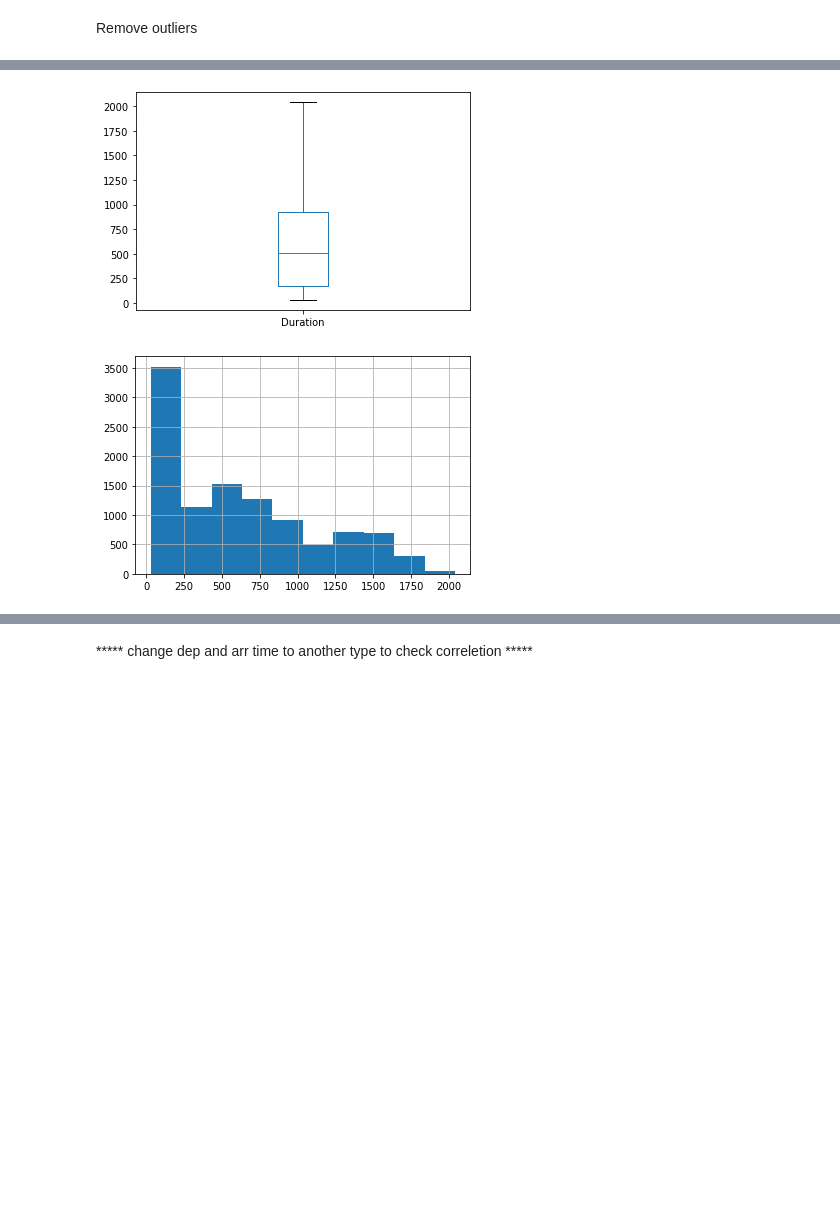
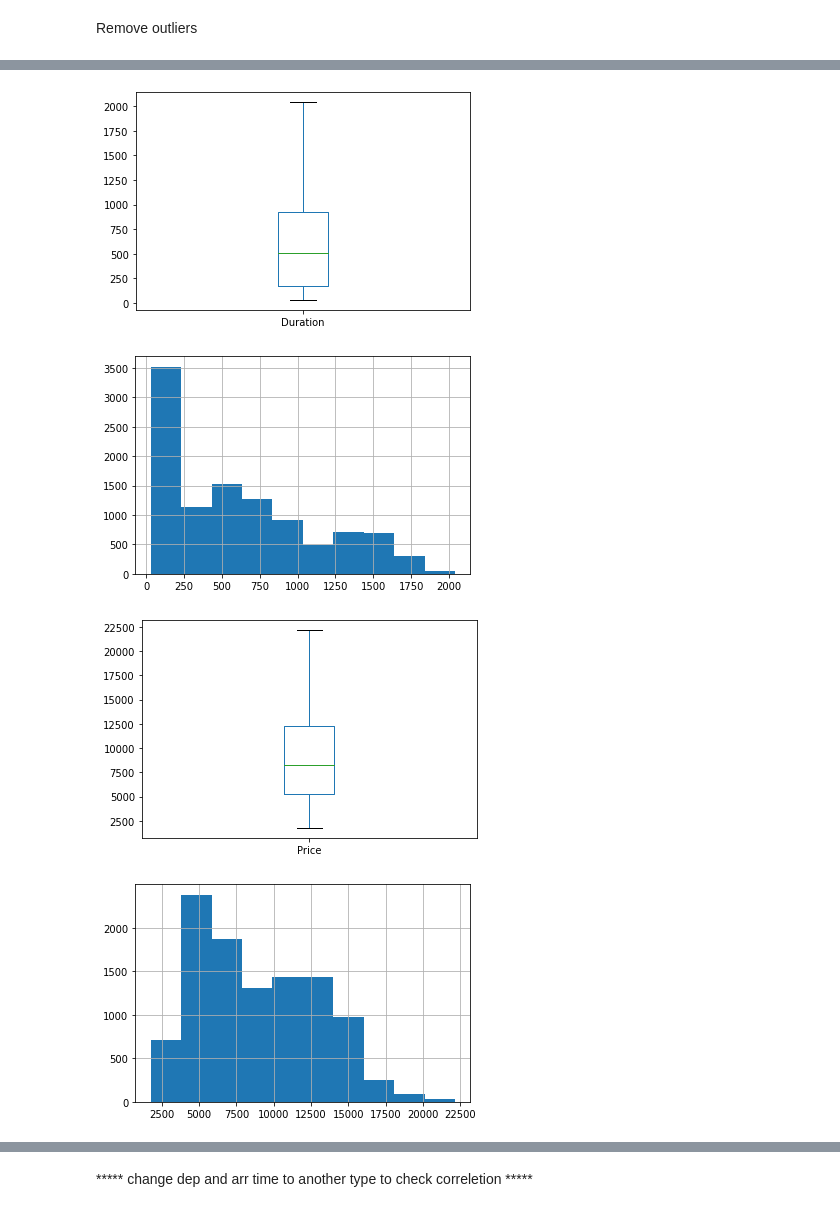
Before and after one commit to canast07/EPL448-Ticket-price, a Jupyter notebook: tempEPL448.ipynb, the cells around one changed output, grey strips where cells are left out. Cells and saved outputs as stored; diff of their text form; code cells hidden in the pictures; blank space fills up the shorter version.

```diff
--- a/tempEPL448.ipynb
+++ b/tempEPL448.ipynb
@@ -264,26 +264,37 @@ Remove outliers
 # %%
 median = np.percentile(trainData.Total_Stops,50)  # median
 std = trainData.Total_Stops.std() # standard deviation
 trainData = trainData.drop(trainData[ trainData.Total_Stops > (median+3*std)].index) # drop "outliers " that are > median + 3*std
 trainData['Total_Stops'].hist()
 plt.xticks([0.0,0.25,0.5,0.75,1.0, 1.25])
 plt.show()
 trainData['Total_Stops'].plot(kind='box', subplots=True)
 plt.show()
 
 # Remove outliers of Duration
 median = np.percentile(trainData.Duration,50)  # median
 std = trainData.Duration.std() # standard deviation
 trainData = trainData.drop(trainData[ trainData.Duration > (median+3*std)].index) # drop "outliers " that are > median + 3*std
 trainData['Duration'].plot(kind='box', subplots=True)
 plt.show()
 trainData['Duration'].hist()
 plt.show()
+
+# Remove price outliers
+median = np.percentile(trainData.Price,50)  # median
+std = trainData.Price.std() # standard deviation
+trainData = trainData.drop(trainData[ trainData.Price > (median+3*std)].index) # drop "outliers " that are > median + 3*std
+trainData['Price'].plot(kind='box', subplots=True)
+plt.show()
+trainData['Price'].hist()
+plt.show()
 # %% [output]
 [figure]
 [figure]
 [figure]
 [figure]
+[figure, added]
+[figure, added]
 # %%
 print(trainData.dtypes) # check that all the fields that we will need are integers
 sns.countplot(trainData.Airline)
```
Also changed, not shown: parts of 20 cells of this notebook.
